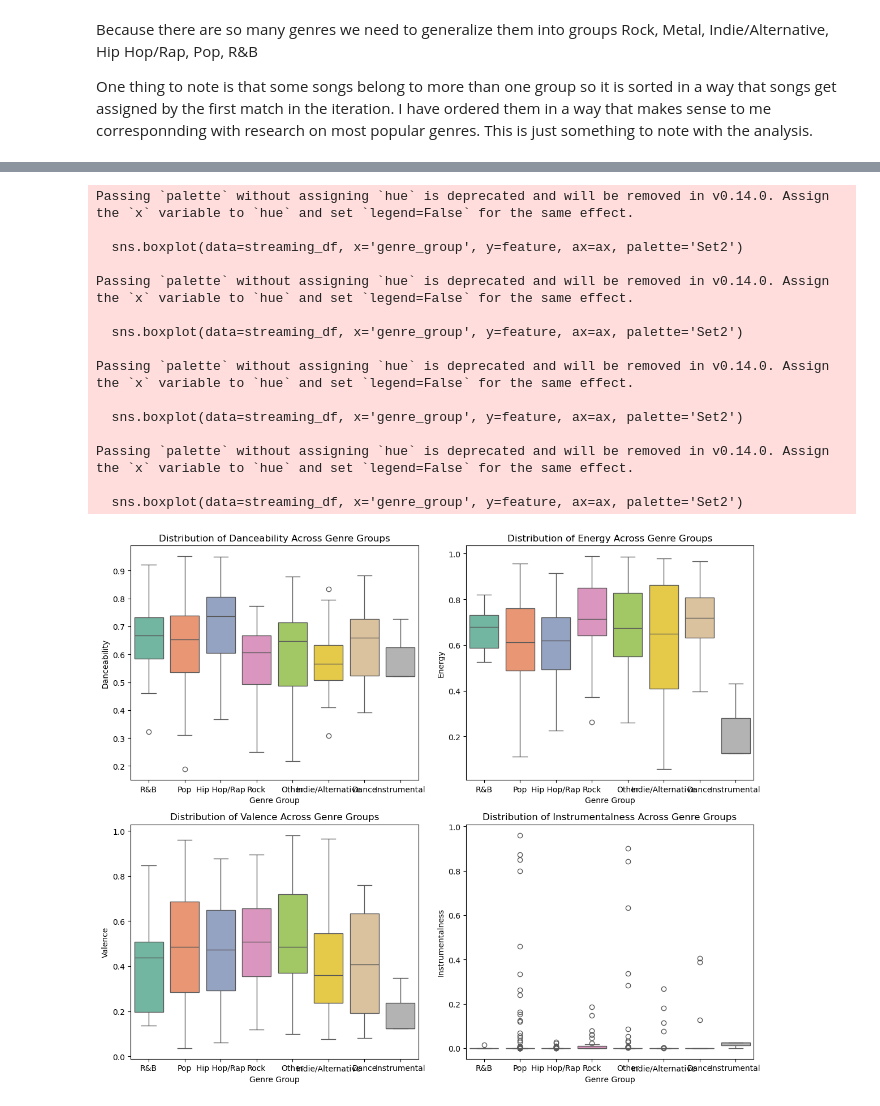
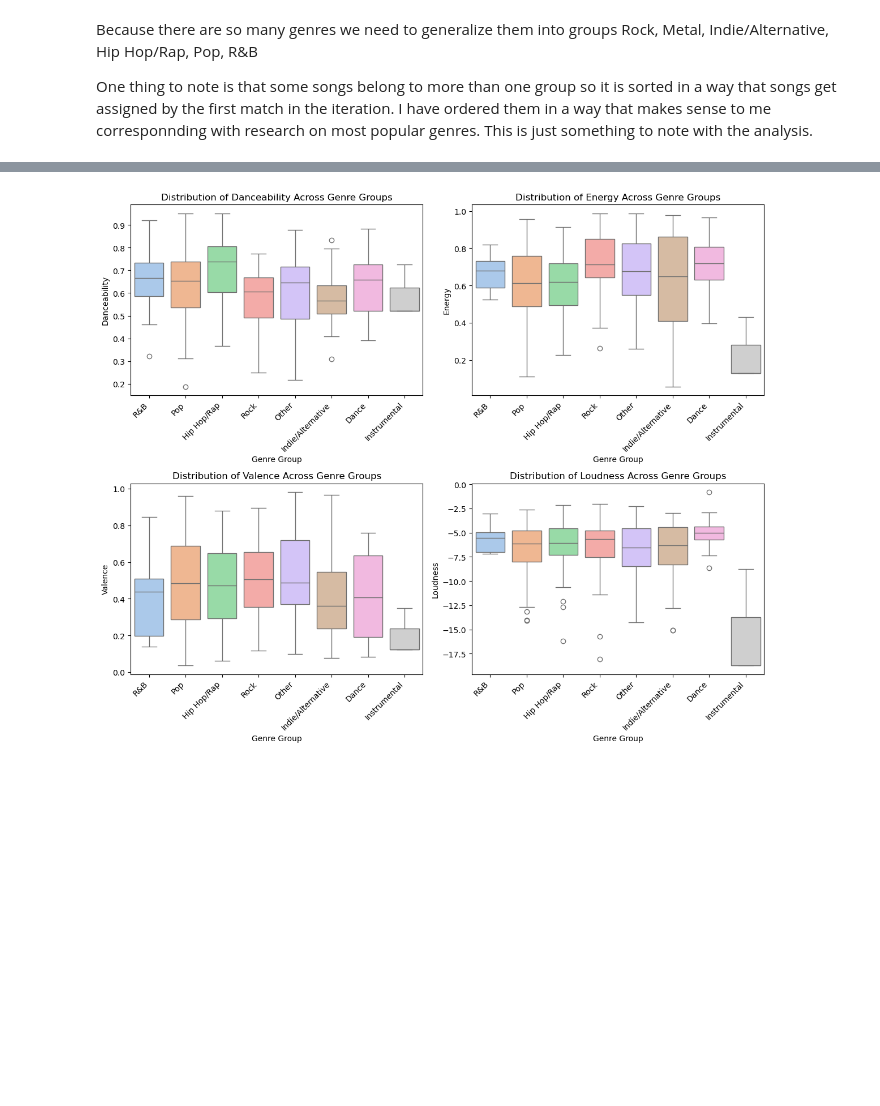
Before and after one commit to mojolemker/3250-data-analytics-template, a Jupyter notebook: code/notebooks/005-genereAnalysis.ipynb, the cells around one changed output, grey strips where cells are left out. Saved outputs shown, nothing was run; the diff lists cells and outputs as text; code cells hidden in the pictures; blank space fills up the shorter version.

Commit message:
Continued work on artist and genre analysis

```diff
--- a/code/notebooks/005-genereAnalysis.ipynb
+++ b/code/notebooks/005-genereAnalysis.ipynb
@@ -75,28 +75,0 @@ top_track_genres
-# %%
-# Define the features and genres
-categories = ['Danceability', 'Energy', 'Valence', 'Instrumentalness']
-genres_data = {
-    'Dance': top_track_genres[top_track_genres['genre_group'] == 'Dance'][categories].values.flatten(),
-    'Hip Hop/Rap': top_track_genres[top_track_genres['genre_group'] == 'Hip Hop/Rap'][categories].values.flatten(),
-    'Indie/Alternative': top_track_genres[top_track_genres['genre_group'] == 'Indie/Alternative'][categories].values.flatten(),
-    'Instrumental': top_track_genres[top_track_genres['genre_group'] == 'Instrumental'][categories].values.flatten(),
-    'Pop': top_track_genres[top_track_genres['genre_group'] == 'Pop'][categories].values.flatten(),
-    'R&B': top_track_genres[top_track_genres['genre_group'] == 'R&B'][categories].values.flatten(),
-    'Rock': top_track_genres[top_track_genres['genre_group'] == 'Rock'][categories].values.flatten(),
-}
-
-# Create radar chart
-angles = np.linspace(0, 2 * np.pi, len(categories), endpoint=False).tolist()
-fig, ax = plt.subplots(figsize=(8, 8), subplot_kw=dict(polar=True))
-
-for genre, values in genres_data.items():
-    ax.fill(angles, values, alpha=0.25)
-    ax.plot(angles, values, label=genre)
-
-ax.set_yticklabels([])  # Remove y-axis labels for clarity
-ax.set_xticks(angles)
-ax.set_xticklabels(categories)
-
-ax.legend(loc='upper right', bbox_to_anchor=(1.2, 1.1))
-plt.title('Audio Feature Comparison Across Genres')
-plt.show()
@@ -116,31 +76,21 @@ plt.show()
 # %%
 # Set up a grid of plots for multiple features
-features = ['danceability', 'energy', 'valence', 'instrumentalness']
+features = ['danceability', 'energy', 'valence', 'loudness']
 fig, axes = plt.subplots(2, 2, figsize=(12, 10))
 
 for i, feature in enumerate(features):
     ax = axes[i//2, i%2]
-    sns.boxplot(data=streaming_df, x='genre_group', y=feature, ax=ax, palette='Set2')
-    ax.set_title(f'Distribution of {feature.replace("_avg", "").title()} Across Genre Groups')
+    sns.boxplot(data=streaming_df, x='genre_group', y=feature, ax=ax, hue='genre_group', palette='pastel')
+    ax.set_title(f'Distribution of {feature.title()} Across Genre Groups')
     ax.set_xlabel('Genre Group')
-    ax.set_ylabel(feature.replace("_avg", "").title())
+    ax.set_ylabel(feature.title())
+
+    # Set tick positions and rotate the labels
+    ticks = ax.get_xticks()
+    ax.set_xticks(ticks)  # Ensure ticks are set first
+    ax.set_xticklabels(ax.get_xticklabels(), rotation=45, ha='right')  # Rotate x-axis labels
 
 plt.tight_layout()
 plt.show()
 # %% [output]
-Passing `palette` without assigning `hue` is deprecated and will be removed in v0.14.0. Assign the `x` variable to `hue` and set `legend=False` for the same effect.
-
-  sns.boxplot(data=streaming_df, x='genre_group', y=feature, ax=ax, palette='Set2')
-
-Passing `palette` without assigning `hue` is deprecated and will be removed in v0.14.0. Assign the `x` variable to `hue` and set `legend=False` for the same effect.
-
-  sns.boxplot(data=streaming_df, x='genre_group', y=feature, ax=ax, palette='Set2')
-
-Passing `palette` without assigning `hue` is deprecated and will be removed in v0.14.0. Assign the `x` variable to `hue` and set `legend=False` for the same effect.
-
-  sns.boxplot(data=streaming_df, x='genre_group', y=feature, ax=ax, palette='Set2')
-
-Passing `palette` without assigning `hue` is deprecated and will be removed in v0.14.0. Assign the `x` variable to `hue` and set `legend=False` for the same effect.
-
-  sns.boxplot(data=streaming_df, x='genre_group', y=feature, ax=ax, palette='Set2')
-[figure, old version]
+[figure, new version]
```
Also changed, not shown: parts of 14 cells of this notebook, 4 other files.
